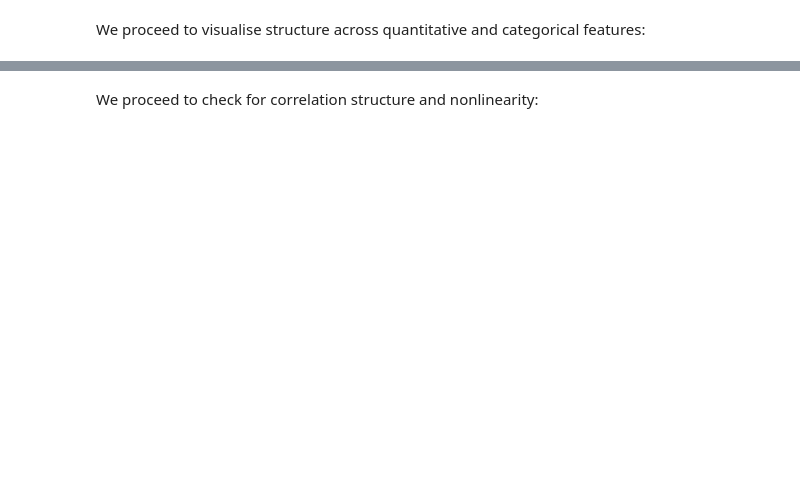
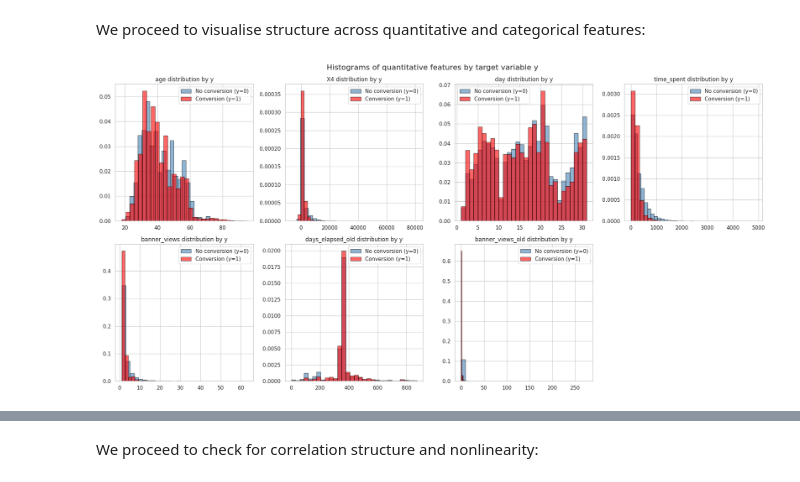
Before and after one commit to graham-dib/MLDS, a Jupyter notebook: SL/SL_A1_report.ipynb, the cells around one changed output, grey strips where cells are left out. Drawn from its saved outputs; the diff is of its cells as text; code cells hidden in the pictures; blank space fills up the shorter version.

```diff
--- a/SL/SL_A1_report.ipynb
+++ b/SL/SL_A1_report.ipynb
@@ -25,5 +154,22 @@ rate = train['y'].mean()print(f"Overall conversion rate (y=1) in training set: {
 # %% [markdown]
 We proceed to visualise structure across quantitative and categorical features:
 # %%
-fig, axes = plt.subplots(2, 4, figsize=(20, 10))axes = axes.ravel()for i, col in enumerate(quantitative):    ax = axes[i]    for yval, colour, label in [(0, 'steelblue', 'No conversion (y=0)'),                             (1, 'red', 'Conversion (y=1)')]:        subset = train.loc[train['y'] == yval, col]        ax.hist(subset, bins=30, alpha=0.6, color=colour, label=label, edgecolor='black', density=True)    ax.set_title(f"{col} distribution by y")    ax.legend()axes[-1].set_visible(False)plt.suptitle("Histograms of quantitative features by target variable y", fontsize=16)plt.tight_layout()plt.show()
+fig, axes = plt.subplots(2, 4, figsize=(20, 10))
+axes = axes.ravel()
+
+for i, col in enumerate(quantitative):
+    ax = axes[i]
+    for yval, colour, label in [(0, 'steelblue', 'No conversion (y=0)'),
+                             (1, 'red', 'Conversion (y=1)')]:
+        subset = train.loc[train['y'] == yval, col]
+        ax.hist(subset, bins=30, alpha=0.6, color=colour, label=label, edgecolor='black', density=True)
+    ax.set_title(f"{col} distribution by y")
+    ax.legend()
+
+axes[-1].set_visible(False)
+plt.suptitle("Histograms of quantitative features by target variable y", fontsize=16)
+plt.tight_layout()
+plt.show()
+# %% [output]
+[figure, added]
 # %% [markdown]
```
Also changed, not shown: parts of 27 cells of this notebook, 14 other files.
